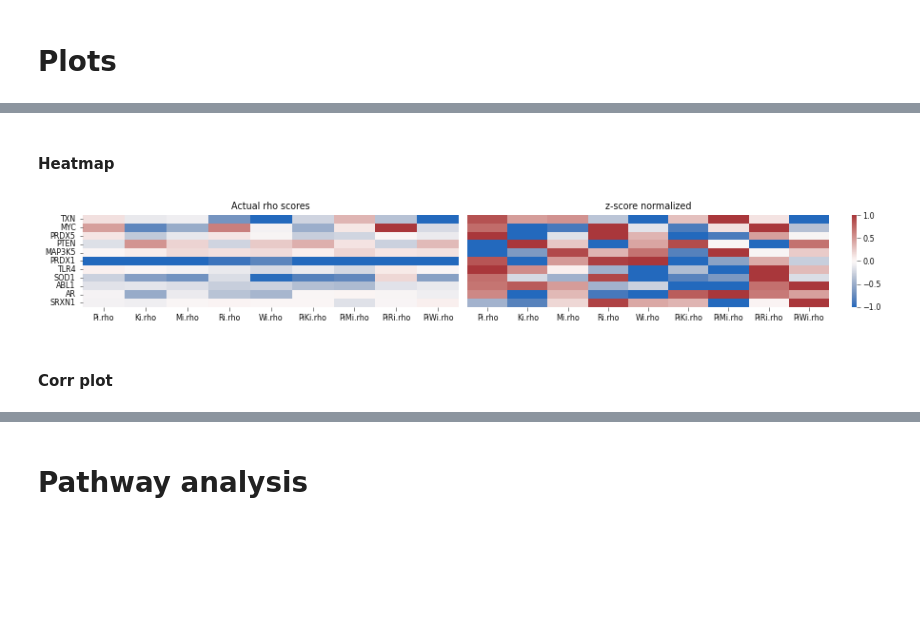
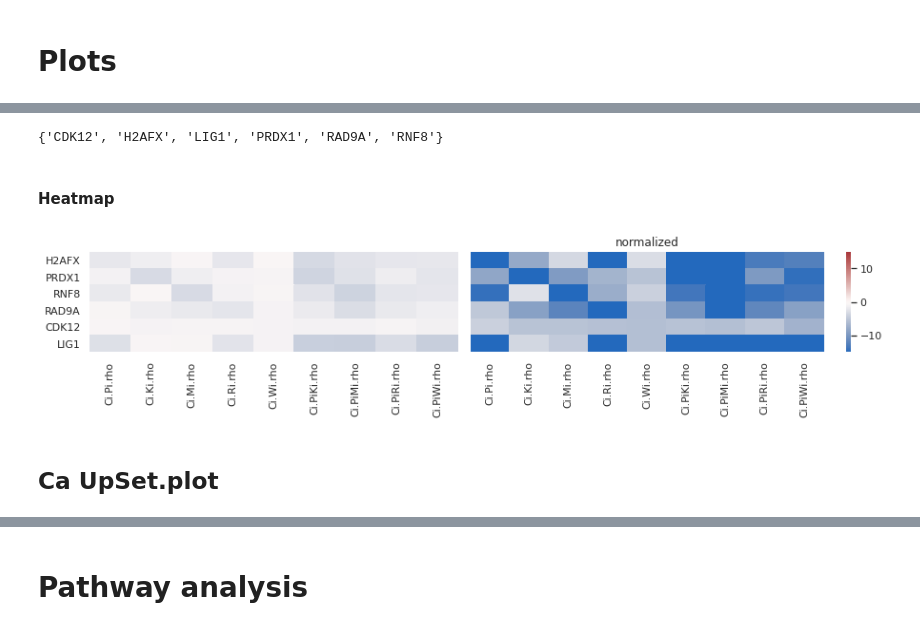
Before and after one commit to abearab/DDRi-screens, a Jupyter notebook: integrate-screens.ipynb, the cells around one changed output, grey strips where cells are left out. Cells and saved outputs as stored; diff of their text form; code cells hidden in the pictures; blank space fills up the shorter version.

```diff
--- a/integrate-screens.ipynb
+++ b/integrate-screens.ipynb
@@ -92,0 +269,10 @@ go = set([gene for i in range(30) for gene in enrichment_df.loc[i,'inputGenes'].
+# %%
+data = pd.concat([Ci_df_rho_norm, Ci_df.filter(regex='pvalue$', axis=1)],axis=1).sort_index(axis=1)
+data
+
+for screen in Ci_data.keys():
+    print (screen)
+    up,dn = find_top(data.filter(regex=f'Ci.{screen}*',axis=1),f'Ci.{screen}.rho',5,f'Ci.{screen}.pvalue',0.01)
+    Ci_data[screen]['up'] = up.index.to_list()
+    Ci_data[screen]['dn'] = dn.index.to_list()
+    print ('_'*8)
@@ -92,0 +403,10 @@ go = set([gene for i in range(30) for gene in enrichment_df.loc[i,'inputGenes'].
+# %%
+from functools import reduce
+
+query_dict = dict([(screen+' dn',Ci_data[screen]['dn']) for screen in Ci_data])
+
+sensitivity_genes = reduce(set.intersection, (set(val) for val in query_dict.values()))
+# %%
+sensitivity_genes
+# %% [output]
+{'CDK12', 'H2AFX', 'LIG1', 'PRDX1', 'RAD9A', 'RNF8'}
@@ -95,49 +442,47 @@ go = set([gene for i in range(30) for gene in enrichment_df.loc[i,'inputGenes'].
 # %%
 # plot
-genes = go
 
-
-f,(ax1,ax2) = plt.subplots(1,2, gridspec_kw={'width_ratios':[0.1,0.12]}, figsize=(13,2))
+f,(ax1,ax2) = plt.subplots(1,2, gridspec_kw={'width_ratios':[0.1,0.12]}, figsize=(13,3))
 
 ax1.get_shared_y_axes().join(ax1,ax2)
 
 g1 = sns.heatmap(
-    Ci_df.loc[genes,:],
+    Ci_df_rho.loc[sensitivity_genes,:],
 #     annot=True,
-    vmin=-1, vmax=1,
+    vmin=-15, vmax=15,
     cmap="vlag",
     cbar=False,
     ax=ax1
 )
 
 g1.set_ylabel('')
 g1.set_xlabel('')
-g1.set_title('Actual rho scores')
+g1.set_title('')
 
 g2 = sns.heatmap(
-    Ci_df_norm.loc[genes,:],
+    Ci_df_rho_norm.loc[sensitivity_genes,:],
 #     annot=True,
-    vmin=-1, vmax=1,
+    vmin=-15, vmax=15,
     cmap="vlag",
     ax=ax2
 )
 
 g2.set_ylabel('')
 g2.set_xlabel('')
-g2.set_title('z-score normalized')
+g2.set_title('normalized')
 g2.set_yticks([])
 
 # may be needed to rotate the ticklabels correctly:
 for ax in [g1,g2]:
     tl = ax.get_xticklabels()
-    ax.set_xticklabels(tl, rotation=0)
+    ax.set_xticklabels(tl, rotation=90)
     tly = ax.get_yticklabels()
     ax.set_yticklabels(tly, rotation=0)
 
 
 f.tight_layout()
 plt.savefig('figures/rho_zscore_heatmap.pdf')
 # %% [output]
-[figure, old version]
+[figure, new version]
 # %% [markdown]
-#### Corr plot
+## Ca UpSet.plot
```
Also changed, not shown: parts of 53 cells of this notebook, 5 other files.
